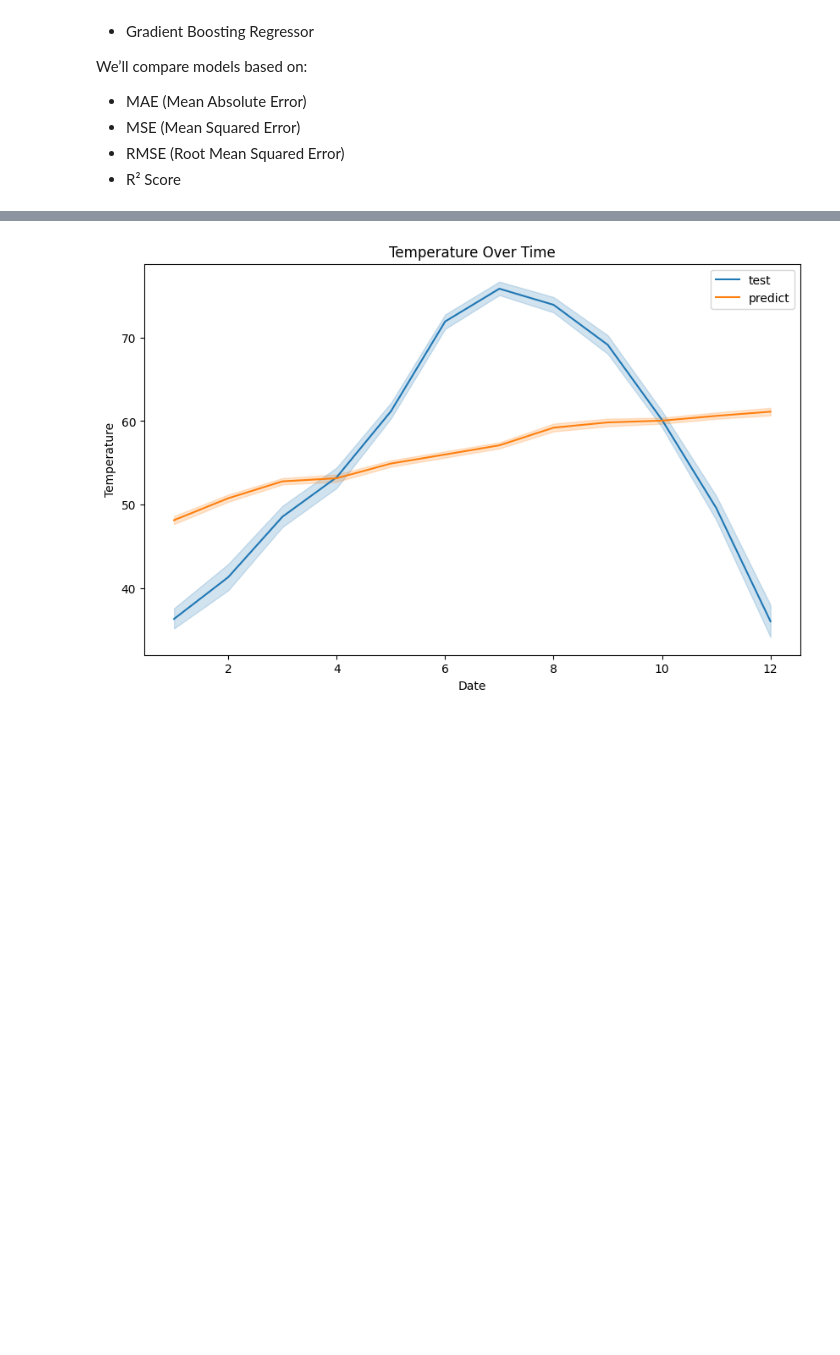
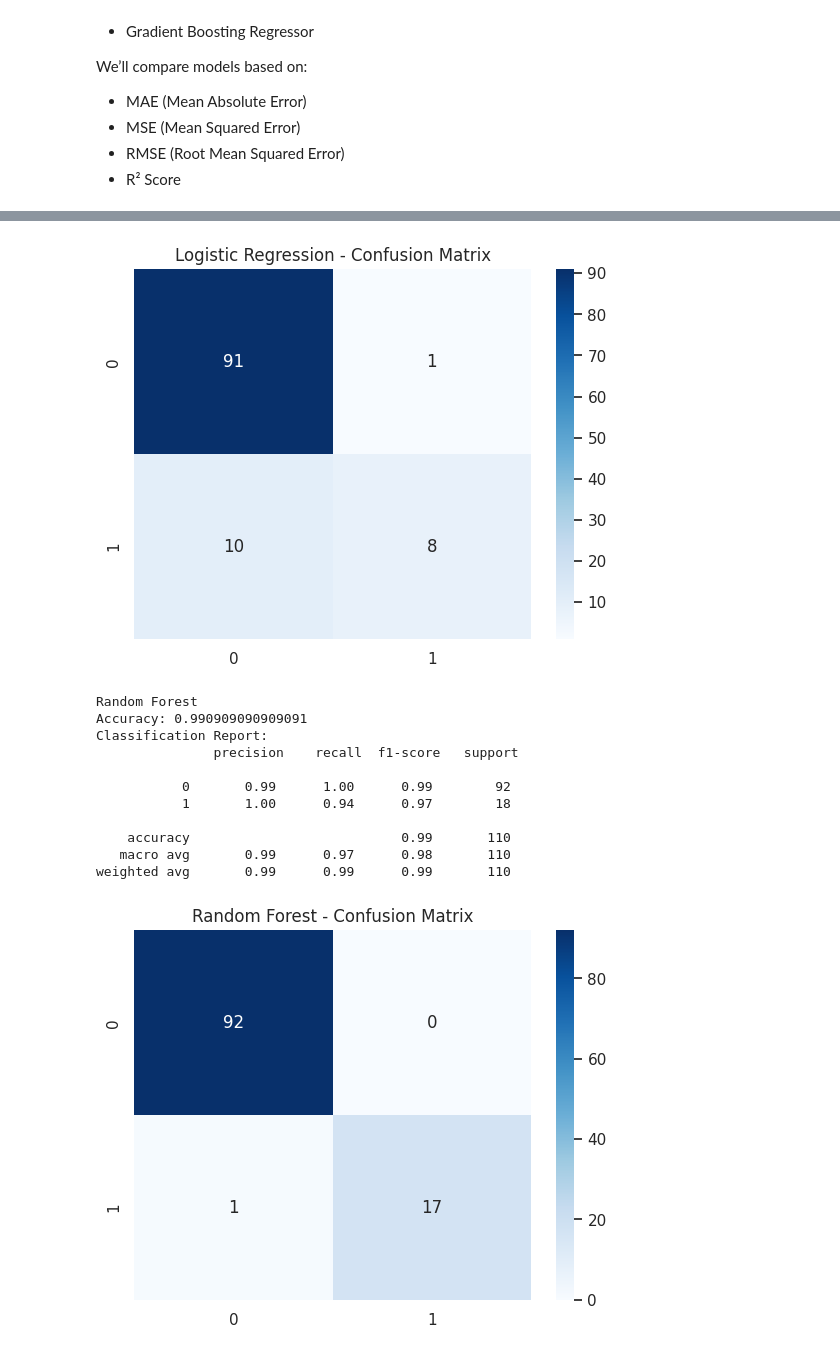
Before and after one commit to saikatM333/weather_eda, a Jupyter notebook: weather_data_eda.ipynb, the cells around one changed output, grey strips where cells are left out. Saved outputs shown, nothing was run; the diff lists cells and outputs as text; code cells hidden in the pictures; blank space fills up the shorter version.

```diff
--- a/weather_data_eda.ipynb
+++ b/weather_data_eda.ipynb
@@ -170,2 +205,0 @@ plt.show()
-# %%
-df["date"] = pd.to_datetime(df["date"])
@@ -229,9 +276,9 @@ df["State"] = data_encoded
 
 Scaling the numerical features to normalize their ranges.
 # %%
-# Sperate Features And Target
-X = df.drop(["Temperature_Avg_Temp","Temperature_Max_Temp","Temperature_Min_Temp","date","City","Code","Location"], axis=1)
-Y = df["Temperature_Avg_Temp"]
+# seprating the target value
+X = df.drop("RainTomorrow", axis=1)
+y = df["RainTomorrow"]
 # %%
 numerical_features = X.select_dtypes(include=["float64","int64"]).columns
 X.columns
@@ -257,7 +295,15 @@ X.head()
 We’ll split the dataset into training and testing sets to evaluate model performance.
 # %%
 from sklearn.model_selection import train_test_split
-x_train,x_test,y_train,y_test = train_test_split(X,Y , test_size=0.3 , random_state=42)
+x_train,x_test,y_train,y_test = train_test_split(X,y , test_size=0.3 , random_state=42)
+
+from sklearn.preprocessing import MinMaxScaler
+
+
+# Scale features to [0, 1]
+scaler = MinMaxScaler()
+x_train_scaled = scaler.fit_transform(x_train)
+x_test_scaled = scaler.transform(x_test)
 # %% [markdown]
 ### 🧪 Feature Selection
 
@@ -326,35 +355,23 @@ We’ll compare models based on:
 - RMSE (Root Mean Squared Error)
 - R² Score
 # %%
-from sklearn.linear_model import LinearRegression
-from sklearn.metrics import mean_absolute_error, mean_squared_error, r2_score
+from sklearn.linear_model import LogisticRegression
+from sklearn.ensemble import RandomForestClassifier, GradientBoostingClassifier
+from sklearn.metrics import accuracy_score, confusion_matrix, classification_report
 
-lr = LinearRegression()
-lr.fit(x_train,y_train)
-yhat = lr.predict(x_test)
+models = {
+    "Logistic Regression": LogisticRegression(max_iter=1000),
+    "Random Forest": RandomForestClassifier(random_state=42),
+    "Gradient Boosting": GradientBoostingClassifier(random_state=42)
+}
 
-# MAE
-mae = mean_absolute_error(y_test, yhat)
-print("Mean Absolute Error (MAE):", mae)
-
-# MSE
-mse = mean_squared_error(y_test, yhat)
-print("Mean Squared Error (MSE):", mse)
-
-# RMSE
-rmse = np.sqrt(mse)
-print("Root Mean Squared Error (RMSE):", rmse)
-
-# R² Score
-r2 = r2_score(y_test, yhat)
-print("R² Score:", r2)
-
-plt.figure(figsize=(10, 6))
-sns.lineplot(x=x_test["Month"], y=y_test, label="test")
-sns.lineplot(x=x_test["Month"], y=yhat, label="predict")
-plt.legend()
-plt.title("Temperature Over Time")
-plt.xlabel("Date")
-plt.ylabel("Temperature")
-plt.show()
+for name, model in models.items():
+    model.fit(x_train_scaled, y_train)
+    preds = model.predict(x_test_scaled)
+    print(f"\n{name}")
+    print("Accuracy:", accuracy_score(y_test, preds))
+    print("Classification Report:\n", classification_report(y_test, preds))
+    sns.heatmap(confusion_matrix(y_test, preds), annot=True, fmt="d", cmap="Blues")
+    plt.title(f"{name} - Confusion Matrix")
+    plt.show()
 # %% [output]
@@ -365 +389,13 @@ R² Score: 0.10479382447084151
-[figure, old version]
+[figure, new version]
+Random Forest
+Accuracy: 0.990909090909091
+Classification Report:
+               precision    recall  f1-score   support
+
+           0       0.99      1.00      0.99        92
+           1       1.00      0.94      0.97        18
+
+    accuracy                           0.99       110
+   macro avg       0.99      0.97      0.98       110
+weighted avg       0.99      0.99      0.99       110
+[figure, added]
```
Also changed, not shown: parts of 31 cells of this notebook, 1 other file.
